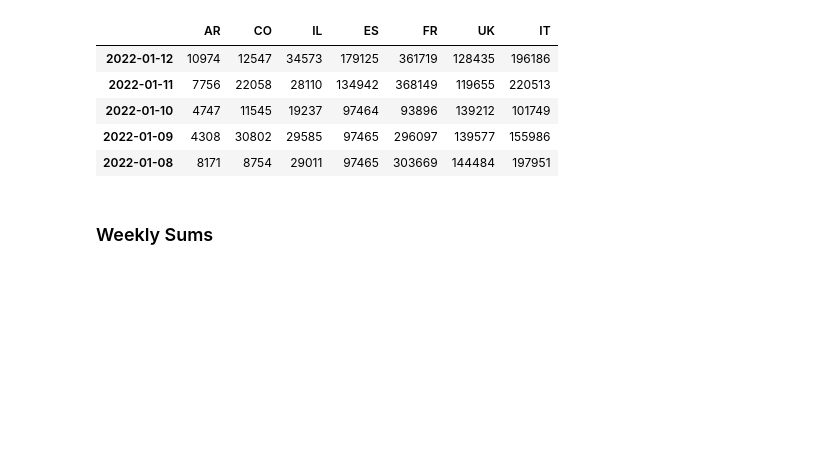
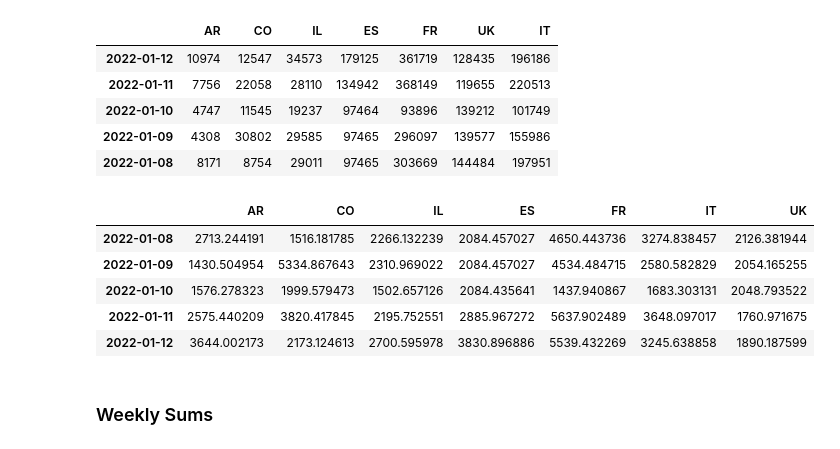
Before and after one commit to edterrell/covid_machinations, a Jupyter notebook: covid19.ipynb, the cells around one changed output. Drawn from its saved outputs; the diff is of its cells as text; code cells hidden in the pictures; blank space fills up the shorter version.

```diff
--- a/covid19.ipynb
+++ b/covid19.ipynb
@@ -647,6 +647,16 @@ world_table.head(5)
 | 2022-01-10 | 4747 | 11545 | 19237 | 97464 | 93896 | 139212 | 101749 |
 | 2022-01-09 | 4308 | 30802 | 29585 | 97465 | 296097 | 139577 | 155986 |
 | 2022-01-08 | 8171 | 8754 | 29011 | 97465 | 303669 | 144484 | 197951 |
+# %%
+total_by_million = state_cases_by_million.merge(world_cases_by_million,left_index=True, right_index=True, how='outer')
+total_by_million.tail()
+# %% [output]
+|  | AR | CO | IL | ES | FR | IT | UK |
+| 2022-01-08 | 2713.244191 | 1516.181785 | 2266.132239 | 2084.457027 | 4650.443736 | 3274.838457 | 2126.381944 |
+| 2022-01-09 | 1430.504954 | 5334.867643 | 2310.969022 | 2084.457027 | 4534.484715 | 2580.582829 | 2054.165255 |
+| 2022-01-10 | 1576.278323 | 1999.579473 | 1502.657126 | 2084.435641 | 1437.940867 | 1683.303131 | 2048.793522 |
+| 2022-01-11 | 2575.440209 | 3820.417845 | 2195.752551 | 2885.967272 | 5637.902489 | 3648.097017 | 1760.971675 |
+| 2022-01-12 | 3644.002173 | 2173.124613 | 2700.595978 | 3830.896886 | 5539.432269 | 3245.638858 | 1890.187599 |
 # %% [markdown]
 ### Weekly Sums
 # %%
```
Also changed, not shown: parts of 3 cells of this notebook.
